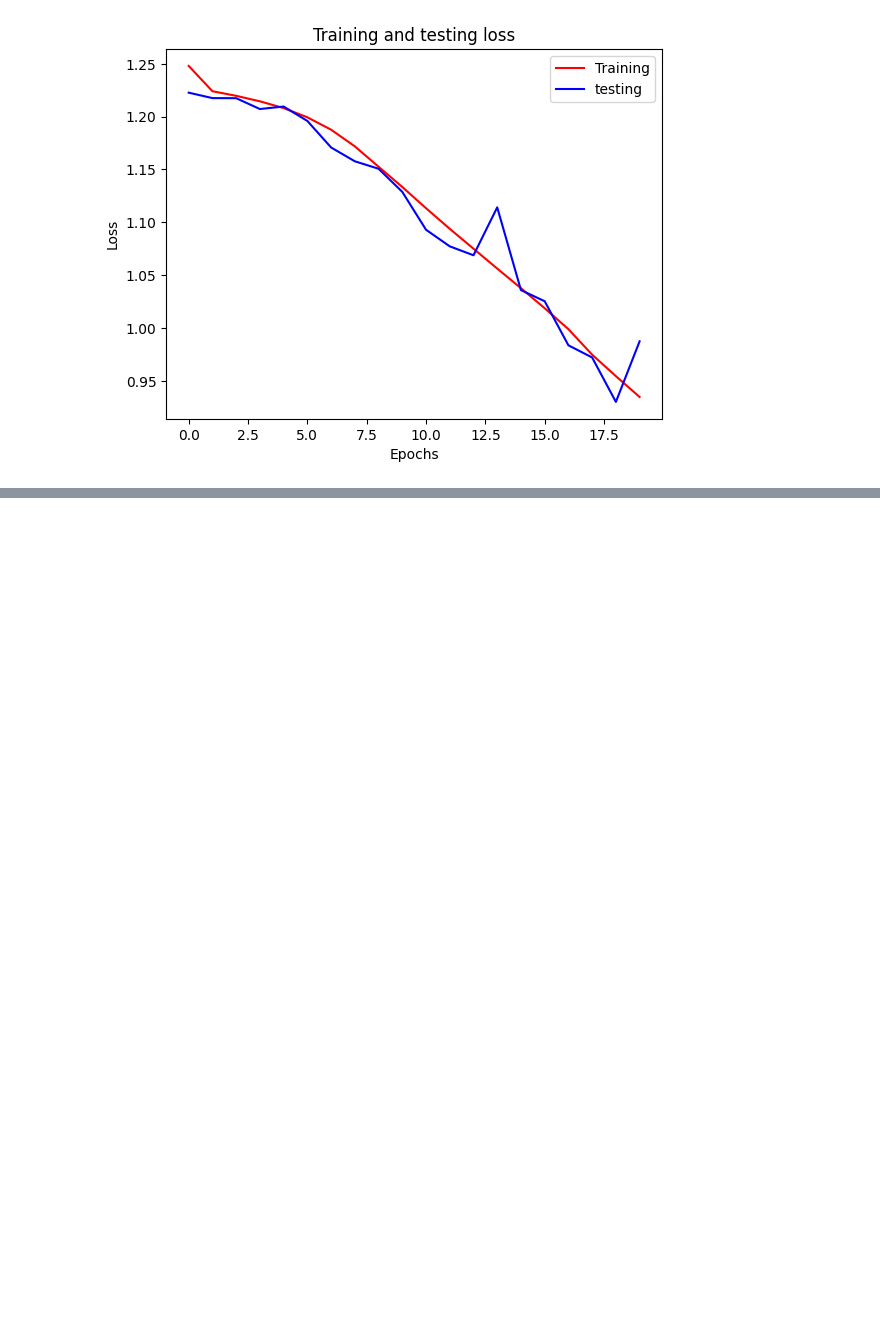
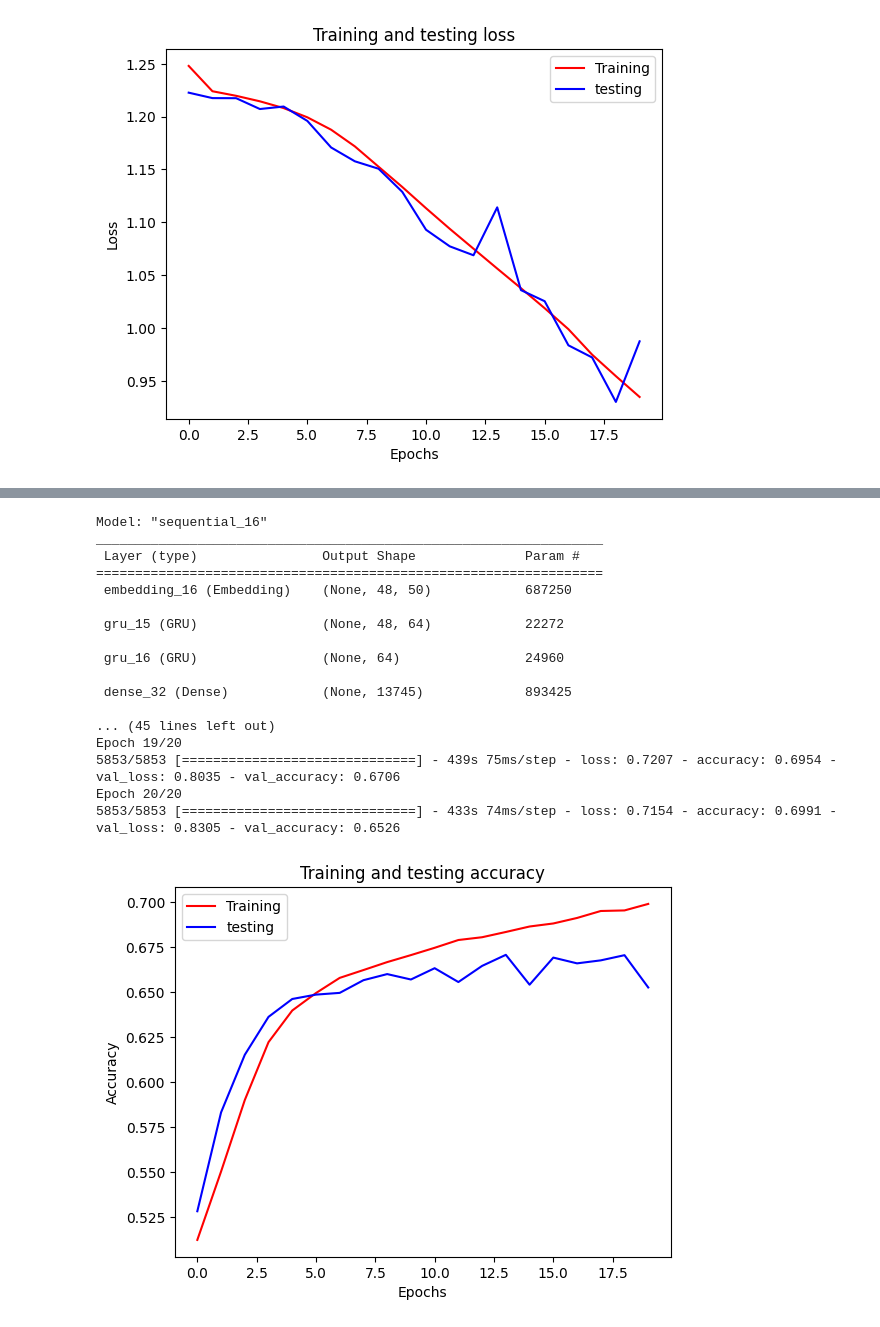
Before and after one commit to F3mte/NLP-projekt, a Jupyter notebook: main.ipynb, the cells around one changed output, grey strips where cells are left out. Cells and saved outputs as stored; diff of their text form; code cells hidden in the pictures; blank space fills up the shorter version.

```diff
--- a/main.ipynb
+++ b/main.ipynb
@@ -767,0 +835,39 @@ plot_accuracies(history)
+# %%
+model_name = 'architecture_GRU'
+model = create_model(architecture='GRU',
+                     optimizer=best_optimizer,
+                     lr=best_lr)
+# checkpoint callback to save best model during hyper-parameters tuning step
+checkpoint = ModelCheckpoint(f"hyperpara_tuning\\{model_name}.keras", monitor='val_accuracy', save_best_only=True, mode='max')
+# fit model
+history = model.fit(X_train,
+                    y_train,
+                    validation_data=(X_val, y_val),
+                    epochs=20,
+                    batch_size=best_batch_size,
+                    callbacks=[checkpoint],
+                    verbose=1)
+# save history
+with open(f"hyperpara_tuning\\{model_name}_history.pkl", 'wb') as file_pi:
+    pickle.dump(history.history, file_pi)
+# display results
+plot_accuracies(history)
+# %% [output]
+Model: "sequential_16"
+_________________________________________________________________
+ Layer (type)                Output Shape              Param #
+=================================================================
+ embedding_16 (Embedding)    (None, 48, 50)            687250
+
+ gru_15 (GRU)                (None, 48, 64)            22272
+
+ gru_16 (GRU)                (None, 64)                24960
+
+ dense_32 (Dense)            (None, 13745)             893425
+
+... (45 lines left out)
+Epoch 19/20
+5853/5853 [==============================] - 439s 75ms/step - loss: 0.7207 - accuracy: 0.6954 - val_loss: 0.8035 - val_accuracy: 0.6706
+Epoch 20/20
+5853/5853 [==============================] - 433s 74ms/step - loss: 0.7154 - accuracy: 0.6991 - val_loss: 0.8305 - val_accuracy: 0.6526
+[figure, added]
```
Also changed, not shown: parts of 11 cells of this notebook, 10 other files.
